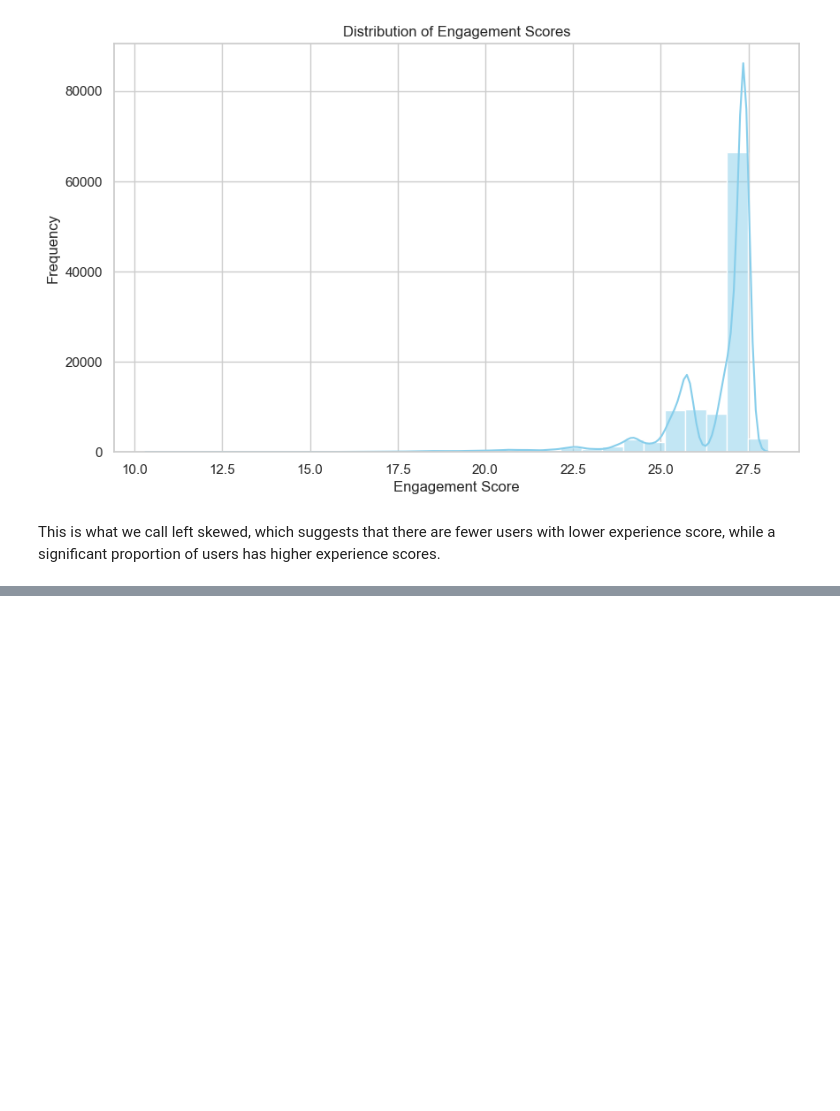
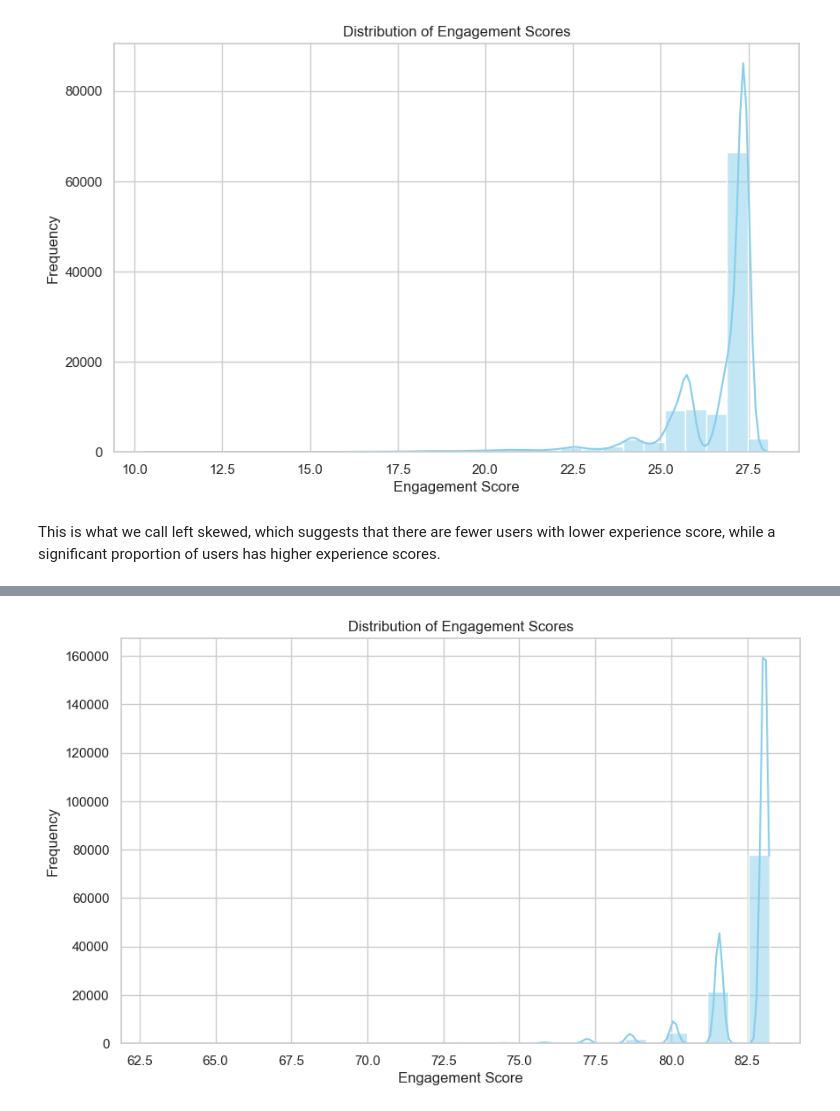
Before and after one commit to Basi10/Telecom-Data-Analysis, a Jupyter notebook: notebooks/user-satisfaction.ipynb, the cells around one changed output, grey strips where cells are left out. Cells and saved outputs as stored; diff of their text form; code cells hidden in the pictures; blank space fills up the shorter version.

Commit message:
engagement score to each user

```diff
--- a/notebooks/user-satisfaction.ipynb
+++ b/notebooks/user-satisfaction.ipynb
@@ -100,0 +118,4 @@ This is what we call left skewed, which suggests that there are fewer users with
+# %%
+data_aggregate = df.groupby('msisdn/number').agg({'sessions': 'count', 'dur._(ms)': 'sum', 'total_data': 'sum'})
+df
+data_aggregate.nlargest(5,'sessions')
@@ -100,0 +130,37 @@ This is what we call left skewed, which suggests that there are fewer users with
+# %%
+scaler = StandardScaler()
+scaled_features = scaler.fit_transform(data_aggregate[['sessions','dur._(ms)','total_data']])
+# %%
+cluster_centers = scaler.inverse_transform(user_engagement_kmeans.cluster_centers_)
+centroid_df = pd.DataFrame(cluster_centers, columns=['sessions','dur._(ms)','total_data'])
+# %%
+from sklearn.metrics.pairwise import euclidean_distances
+
+# Calculate Euclidean distances between each user and the centroids
+distances = euclidean_distances(scaled_features, cluster_centers)
+
+# Find the cluster index for the less engaged cluster (assuming Cluster 0 is less engaged)
+less_engaged_cluster_index = 0
+
+# Extract the distances for the less engaged cluster
+engagement_scores = distances[:, less_engaged_cluster_index]
+
+# Add the engagement scores to the DataFrame
+data_aggregate['Engagement_Score'] = engagement_scores
+# %%
+# Set the style for better visualization
+sns.set(style="whitegrid")
+
+# Create a histogram of engagement scores
+plt.figure(figsize=(10, 6))
+sns.histplot(data_aggregate['Engagement_Score'], bins=30, kde=True, color='skyblue')
+
+# Set plot labels and title
+plt.xlabel('Engagement Score')
+plt.ylabel('Frequency')
+plt.title('Distribution of Engagement Scores')
+
+# Display the plot
+plt.show()
+# %% [output]
+[figure, added]
```
Also changed, not shown: parts of 6 cells of this notebook.
